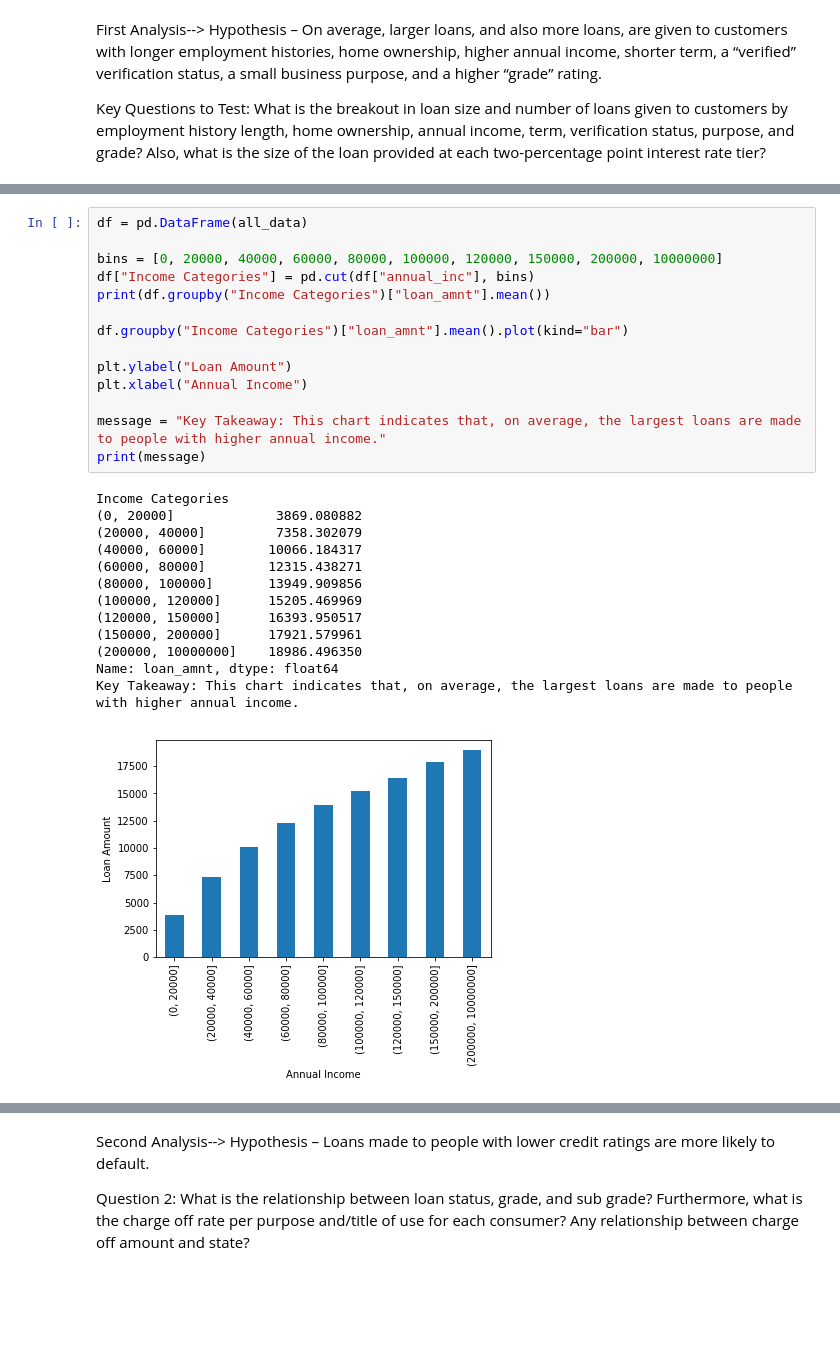
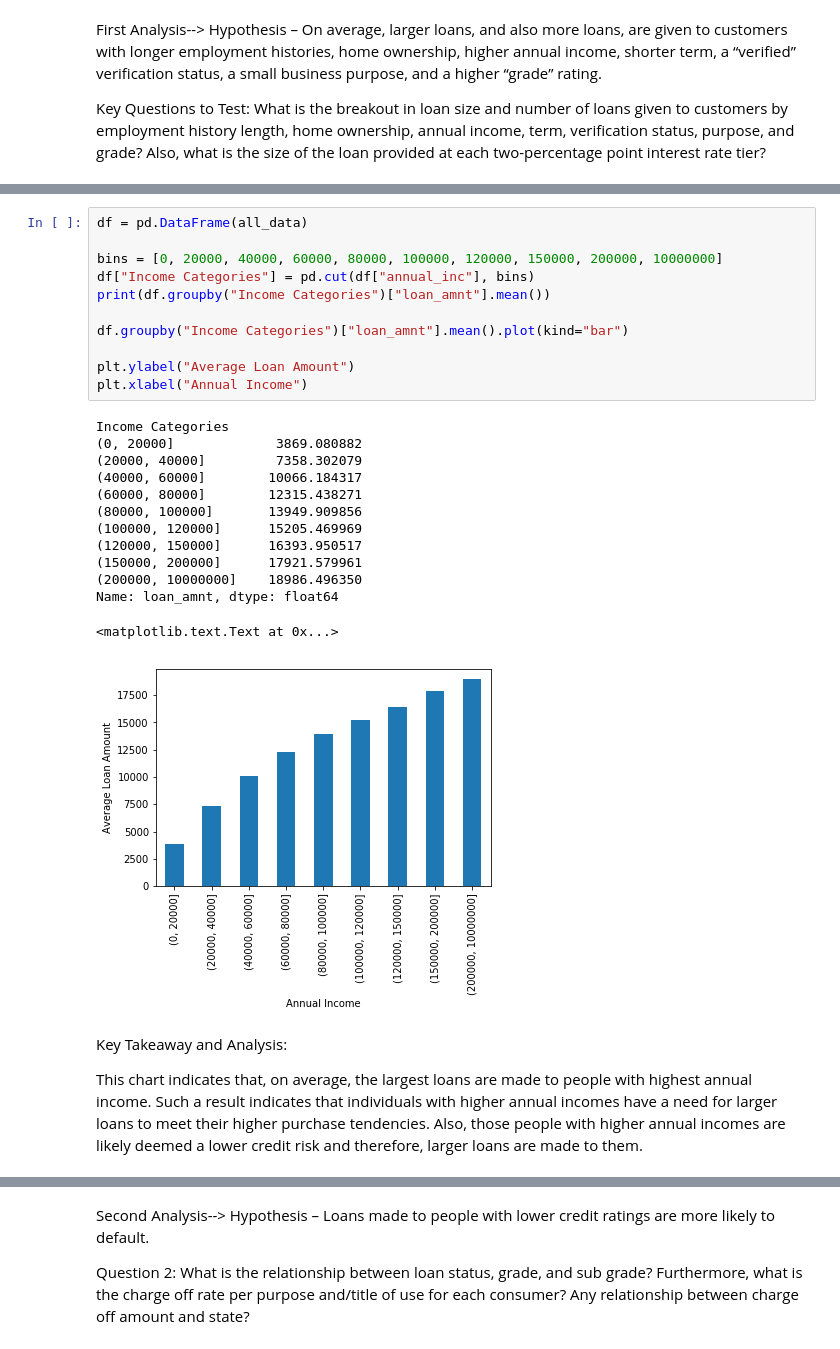
Before and after one commit to jrobie8385/Thinkful-Drills-v2, a Jupyter notebook: capstone_project_v4.ipynb, the cells around one changed output, grey strips where cells are left out. Cells and saved outputs as stored; diff of their text form; blank space fills up the shorter version.

```diff
--- a/capstone_project_v4.ipynb
+++ b/capstone_project_v4.ipynb
@@ -87,31 +97,32 @@ Key Takeaway: This chart indicates that, on average, the largest loans are made
 # %%
 df = pd.DataFrame(all_data)
 
 bins = [0, 20000, 40000, 60000, 80000, 100000, 120000, 150000, 200000, 10000000]
 df["Income Categories"] = pd.cut(df["annual_inc"], bins)
 print(df.groupby("Income Categories")["loan_amnt"].mean())
 
 df.groupby("Income Categories")["loan_amnt"].mean().plot(kind="bar")
 
-plt.ylabel("Loan Amount")
+plt.ylabel("Average Loan Amount")
 plt.xlabel("Annual Income")
-
-message = "Key Takeaway: This chart indicates that, on average, the largest loans are made to people with higher annual income."
-print(message)
 # %% [output]
 Income Categories
 (0, 20000]             3869.080882
 (20000, 40000]         7358.302079
 (40000, 60000]        10066.184317
 (60000, 80000]        12315.438271
 (80000, 100000]       13949.909856
 (100000, 120000]      15205.469969
 (120000, 150000]      16393.950517
 (150000, 200000]      17921.579961
 (200000, 10000000]    18986.496350
 Name: loan_amnt, dtype: float64
-Key Takeaway: This chart indicates that, on average, the largest loans are made to people with higher annual income.
+<matplotlib.text.Text at 0x...>
-[figure, old version]
+[figure, new version]
+# %% [markdown]
+Key Takeaway and Analysis:
+
+This chart indicates that, on average, the largest loans are made to people with highest annual income.  Such a result indicates that individuals with higher annual incomes have a need for larger loans to meet their higher purchase tendencies.  Also, those people with higher annual incomes are likely deemed a lower credit risk and therefore, larger loans are made to them.
 # %%
 plt.subplot(1,3,1)
 all_data.groupby("term").loan_amnt.sum().plot(kind="bar", figsize=(10,5))
```
Also changed, not shown: parts of 34 cells of this notebook.
